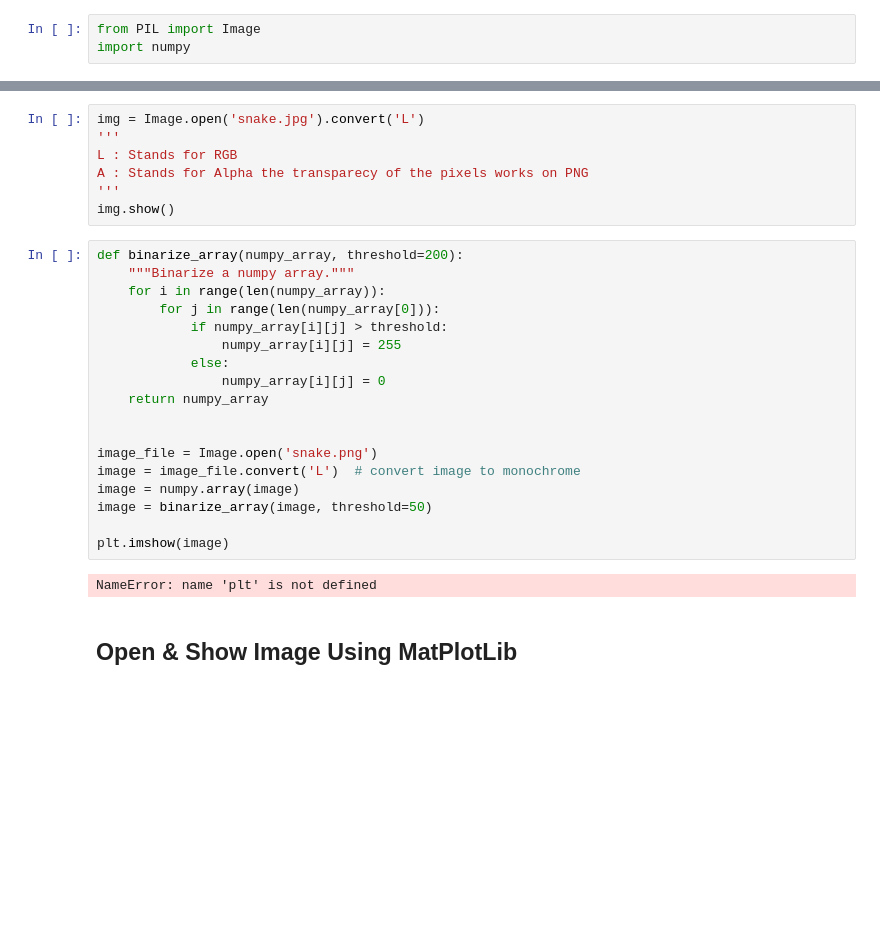
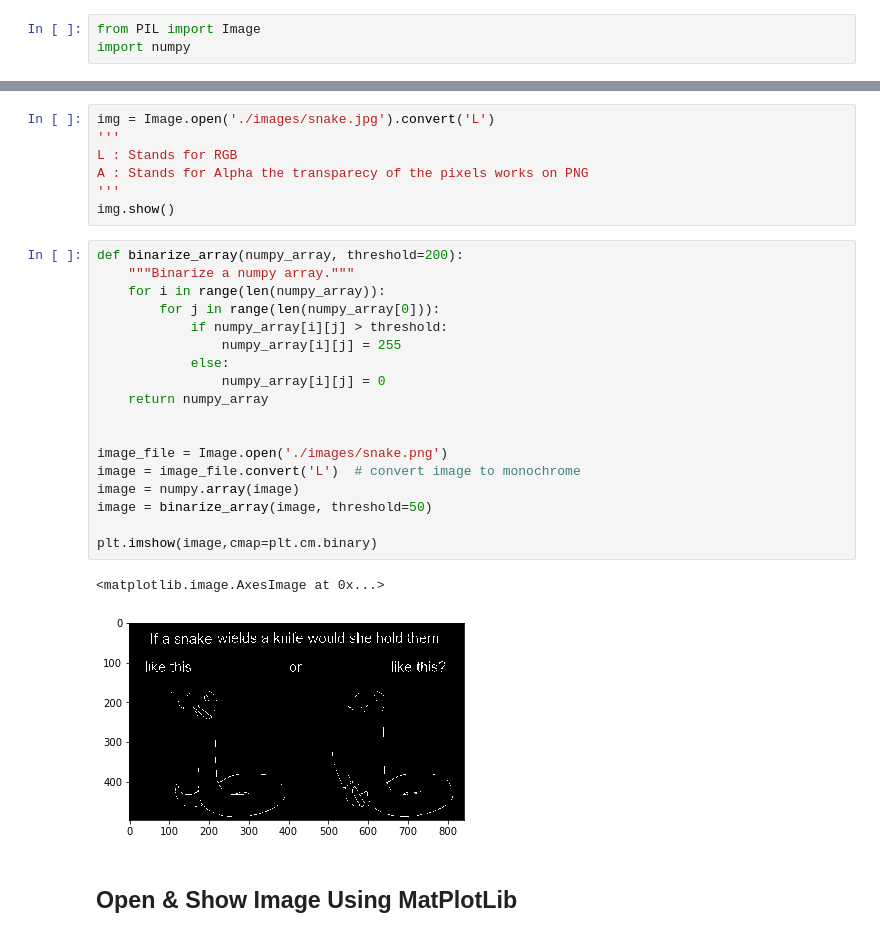
Before and after one commit to kaizendae/Data-Mining-Course, a Jupyter notebook: TP1-Images.ipynb, the cells around one changed output, grey strips where cells are left out. Saved outputs shown, nothing was run; the diff lists cells and outputs as text; blank space fills up the shorter version.

```diff
--- a/TP1-Images.ipynb
+++ b/TP1-Images.ipynb
@@ -77,7 +55,7 @@ print("Image format : " + PILimg.format + " Image Mode : " + PILimg.mode)
 # %% [output]
 Image format : JPEG Image Mode : RGB
 # %%
-img = Image.open('snake.jpg').convert('L')
+img = Image.open('./images/snake.jpg').convert('L')
 '''
 L : Stands for RGB
 A : Stands for Alpha the transparecy of the pixels works on PNG
@@ -86,23 +64,24 @@ img.show()
 # %%
 def binarize_array(numpy_array, threshold=200):
     """Binarize a numpy array."""
     for i in range(len(numpy_array)):
         for j in range(len(numpy_array[0])):
             if numpy_array[i][j] > threshold:
                 numpy_array[i][j] = 255
             else:
                 numpy_array[i][j] = 0
     return numpy_array
 
 
-image_file = Image.open('snake.png')
+image_file = Image.open('./images/snake.png')
 image = image_file.convert('L')  # convert image to monochrome
 image = numpy.array(image)
 image = binarize_array(image, threshold=50)
 
-plt.imshow(image)
+plt.imshow(image,cmap=plt.cm.binary)
 # %% [output]
-NameError: name 'plt' is not defined
+<matplotlib.image.AxesImage at 0x...>
+[figure, added]
 # %% [markdown]
 ## Open & Show Image Using MatPlotLib
 # %%
```
Also changed, not shown: parts of 11 cells of this notebook, 3 other files.
